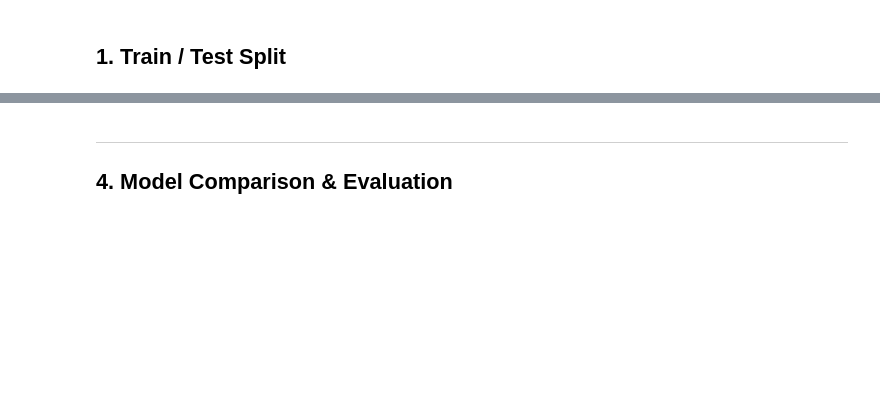
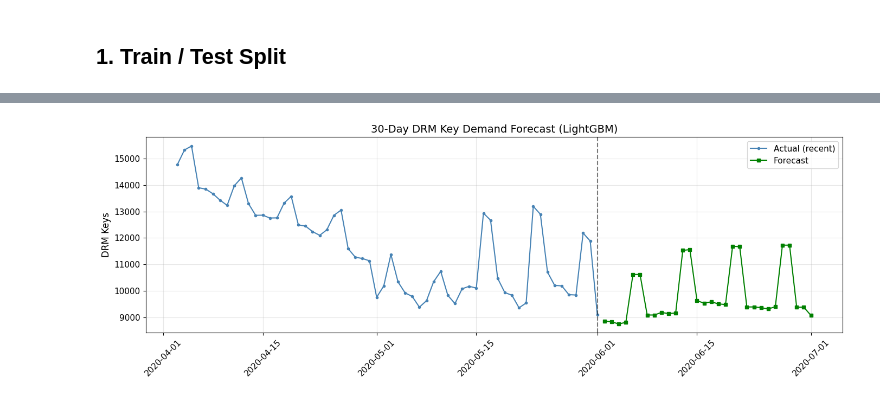
Before and after one commit to TranDaiHai2107/DRM_key_demand_forecasting, a Jupyter notebook: python/03_forecasting_model.ipynb, the cells around one changed output, grey strips where cells are left out. Drawn from its saved outputs; the diff is of its cells as text; code cells hidden in the pictures; blank space fills up the shorter version.

```diff
--- a/python/03_forecasting_model.ipynb
+++ b/python/03_forecasting_model.ipynb
@@ -195,15 +257,17 @@ print(f'Best iteration: {model_lgb.best_iteration}')
 # %%
-pred_lgb = model_lgb.predict(X_test)
+fig, ax = plt.subplots(figsize=(14, 5))
 
-# LightGBM forecast vs actual
-test_dates = df_model.loc[~train_mask, 'LogDate'].values
+recent = df.tail(60)
+ax.plot(recent['LogDate'], recent['Total_Daily_Keys'], 'o-', label='Actual (recent)', color='steelblue', markersize=3)
+ax.plot(forecast_future['Date'], forecast_future['Forecast'], 's-', label='Forecast', color='green', markersize=4)
+ax.axvline(last_date, color='black', linestyle='--', alpha=0.5)
 
-fig, ax = plt.subplots(figsize=(14, 5))
-ax.plot(test_dates, y_test.values, 'o-', label='Actual', color='steelblue', markersize=4)
-ax.plot(test_dates, pred_lgb, 's-', label='LightGBM Forecast', color='green', markersize=4)
-ax.set_title(f'LightGBM — {FORECAST_HORIZON}-Day Forecast vs Actual')
+ax.set_title('30-Day DRM Key Demand Forecast (LightGBM)')
 ax.set_ylabel('DRM Keys')
 ax.legend()
-ax.xaxis.set_major_formatter(mdates.DateFormatter('%m-%d'))
+ax.xaxis.set_major_formatter(mdates.DateFormatter('%Y-%m-%d'))
+ax.tick_params(axis='x', rotation=45)
 plt.tight_layout()
 plt.show()
+# %% [output]
+[figure, added]
@@ -223,3 +273,0 @@ plt.show()
-# %% [markdown]
----
-## 4. Model Comparison & Evaluation
```
Also changed, not shown: parts of 27 cells of this notebook.
